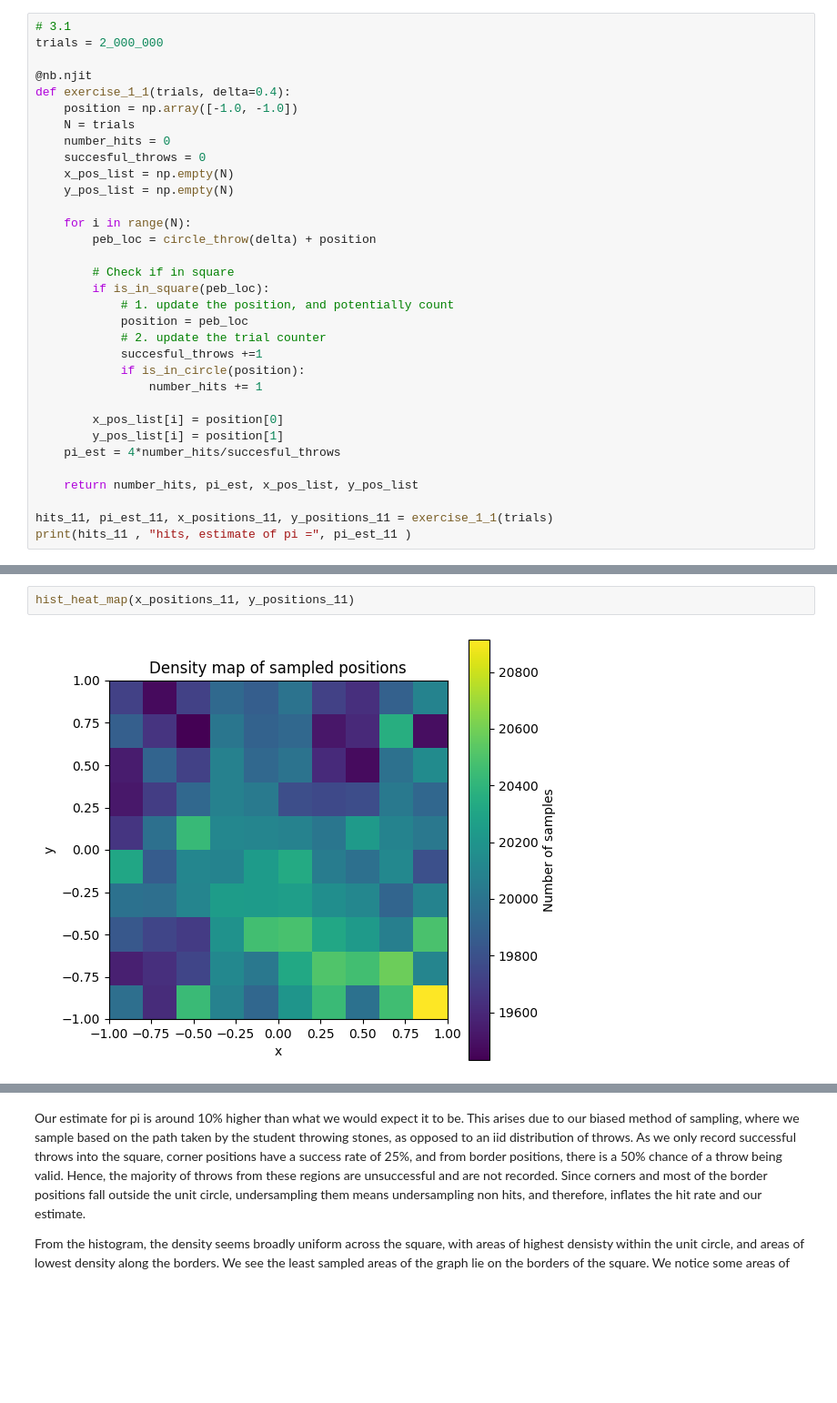
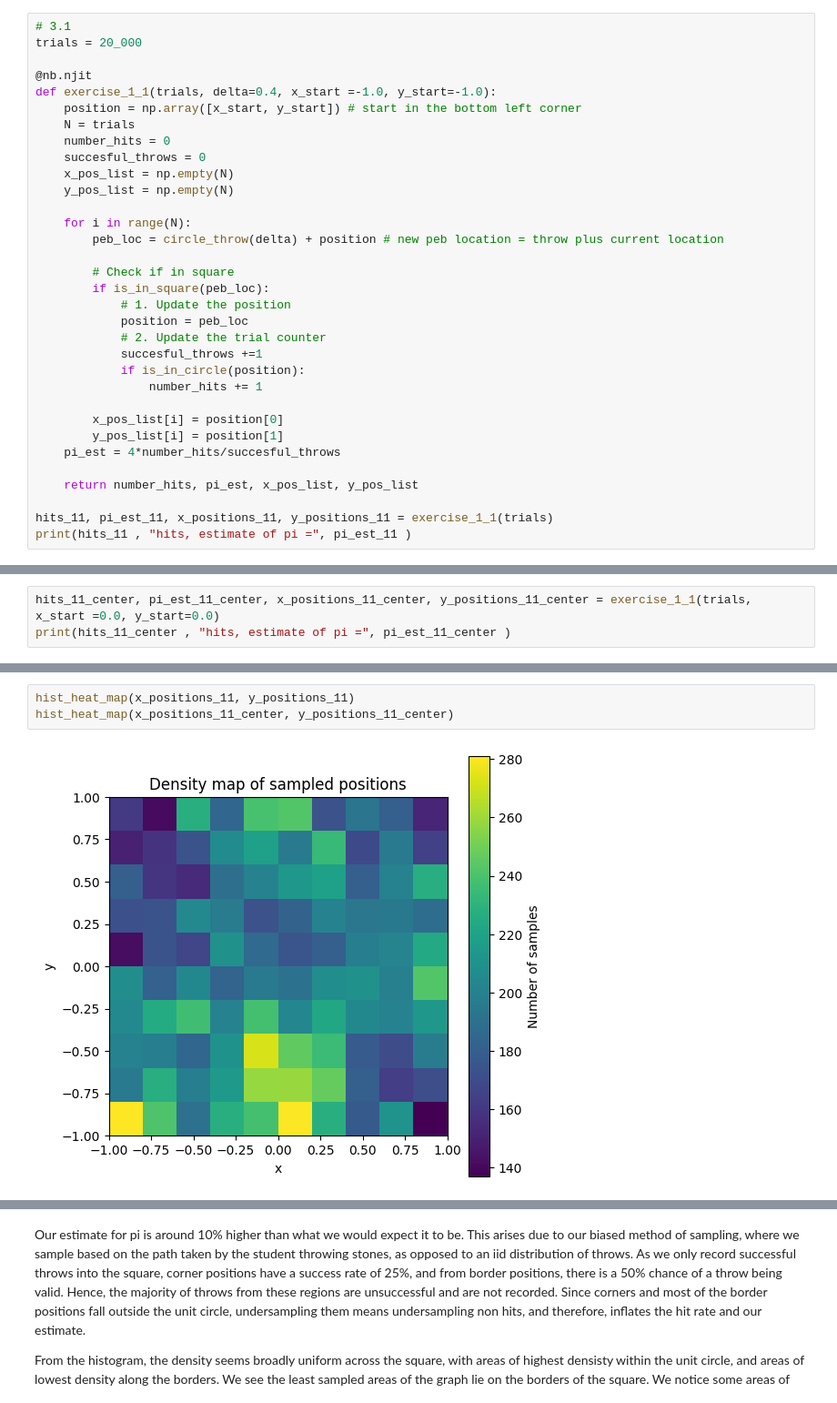
Before and after one commit to math869c/ST463_project, a Jupyter notebook: question_1.ipynb, the cells around one changed output, grey strips where cells are left out. Shown at 91% size. Saved outputs shown, nothing was run; the diff lists cells and outputs as text; blank space fills up the shorter version.

```diff
--- a/question_1.ipynb
+++ b/question_1.ipynb
@@ -5,10 +7,10 @@ from ploting_functions import *
 # %%
 # 3.1
-trials = 2_000_000
+trials = 20_000
 
 @nb.njit
-def exercise_1_1(trials, delta=0.4):
-    position = np.array([-1.0, -1.0])
+def exercise_1_1(trials, delta=0.4, x_start =-1.0, y_start=-1.0):
+    position = np.array([x_start, y_start]) # start in the bottom left corner
     N = trials
     number_hits = 0
     succesful_throws = 0
@@ -16,13 +18,13 @@ def exercise_1_1(trials, delta=0.4):
     y_pos_list = np.empty(N)
 
     for i in range(N):
-        peb_loc = circle_throw(delta) + position
+        peb_loc = circle_throw(delta) + position # new peb location = throw plus current location
 
         # Check if in square
         if is_in_square(peb_loc):
-            # 1. update the position, and potentially count
+            # 1. Update the position
             position = peb_loc
-            # 2. update the trial counter
+            # 2. Update the trial counter
             succesful_throws +=1
             if is_in_circle(position):
                 number_hits += 1
@@ -39,0 +48,3 @@ print(hits_11 , "hits, estimate of pi =", pi_est_11 )
+# %%
+hits_11_center, pi_est_11_center, x_positions_11_center, y_positions_11_center = exercise_1_1(trials, x_start =0.0, y_start=0.0)
+print(hits_11_center , "hits, estimate of pi =", pi_est_11_center )
@@ -40,4 +53,5 @@ print(hits_11 , "hits, estimate of pi =", pi_est_11 )
 # %%
 hist_heat_map(x_positions_11, y_positions_11)
+hist_heat_map(x_positions_11_center, y_positions_11_center)
 # %% [output]
-[figure, old version]
+[figure, new version]
```
Also changed, not shown: parts of 6 cells of this notebook, 3 other files.
